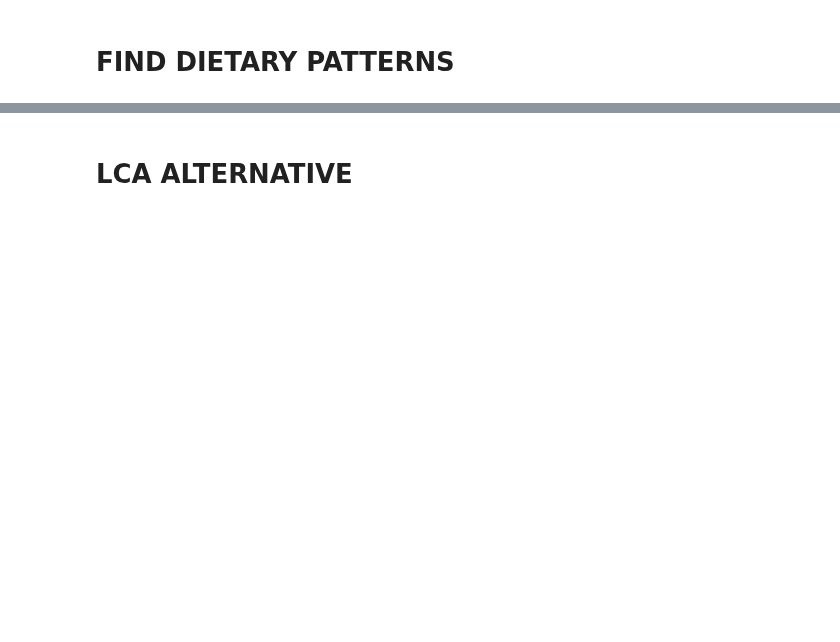
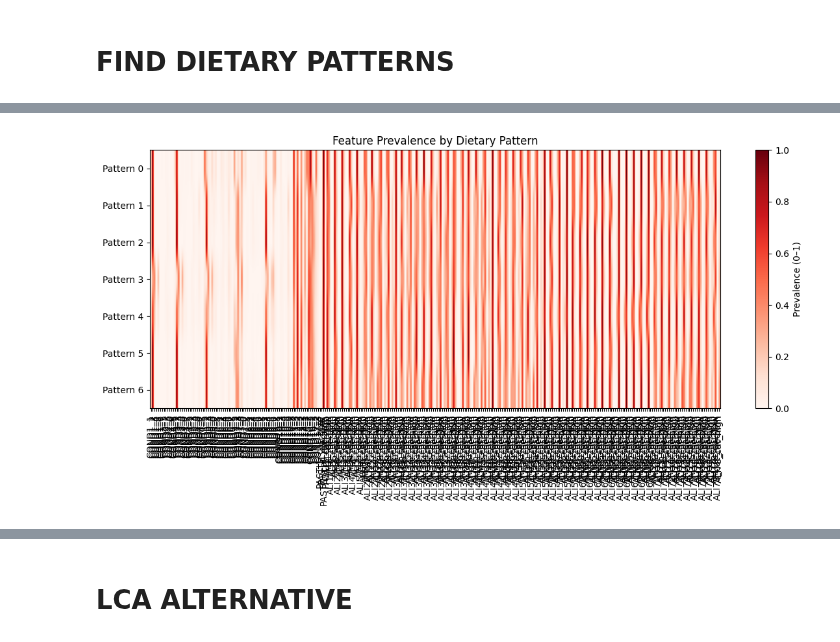
Before and after one commit to Paolaloi/EpidemLab, a Jupyter notebook: PL.ipynb, the cells around one changed output, grey strips where cells are left out. Saved outputs shown, nothing was run; the diff lists cells and outputs as text; code cells hidden in the pictures; blank space fills up the shorter version.

Commit message:
LCA_fino a plot

```diff
--- a/PL.ipynb
+++ b/PL.ipynb
@@ -1100,0 +1099,7 @@ Optimal K = 6
+# %%
+X = X_final.values.astype(float)
+var_types = ['bernoulli'] * X.shape[1]
+
+bic_scores = []
+models     = []
+Ks         = range(3, 8)
@@ -1100,0 +1138,8 @@ Optimal K = 6
+# %%
+best_idx   = int(np.argmin(bic_scores))
+best_K     = Ks[best_idx]
+best_model = models[best_idx]
+print(f"\n Best number of classes: K = {best_K} (BIC = {bic_scores[best_idx]:.2f})")
+
+# --- 4) Assegna pattern alla tua tabella originale ---
+diet_data['pattern'] = best_model.predict(X)
@@ -1189,0 +1155,19 @@ plt.show()
+# %%
+Xp = X_final.copy()
+Xp['pattern'] = diet_data['pattern']    # now Xp has all the dummy cols + pattern
+
+# 2) Compute prevalence of each dummy by pattern
+prevalence = Xp.groupby('pattern').mean().drop(columns='pattern', errors='ignore')
+
+# 3) Print a quick table of prevalences
+print("Prevalence (0–1) of each feature by pattern:\n")
+display(prevalence.round(2))
+
+# 4) Extract top-10 most prevalent features per pattern
+top10 = prevalence.apply(lambda row: row.nlargest(10).index.tolist(), axis=1)
+summary = pd.DataFrame({
+    'pattern': prevalence.index,
+    'top_10_features': top10.values
+})
+print("\nTop-10 features per pattern:\n")
+display(summary)
@@ -1189,0 +1195,11 @@ plt.show()
+# %%
+plt.figure(figsize=(12, 6))
+plt.imshow(prevalence, aspect='auto', cmap='Reds', vmin=0, vmax=1)
+plt.colorbar(label='Prevalence (0–1)')
+plt.yticks(prevalence.index, [f"Pattern {i}" for i in prevalence.index])
+plt.xticks(range(len(prevalence.columns)), prevalence.columns, rotation=90)
+plt.title("Feature Prevalence by Dietary Pattern")
+plt.tight_layout()
+plt.show()
+# %% [output]
+[figure, added]
```
Also changed, not shown: parts of 27 cells of this notebook.
